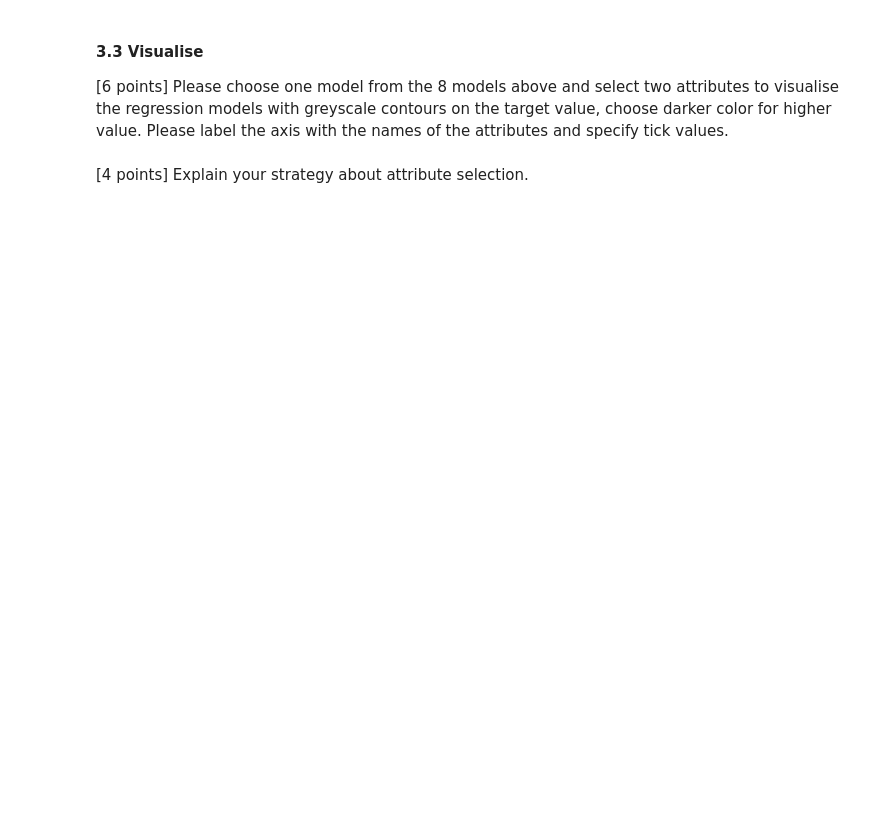
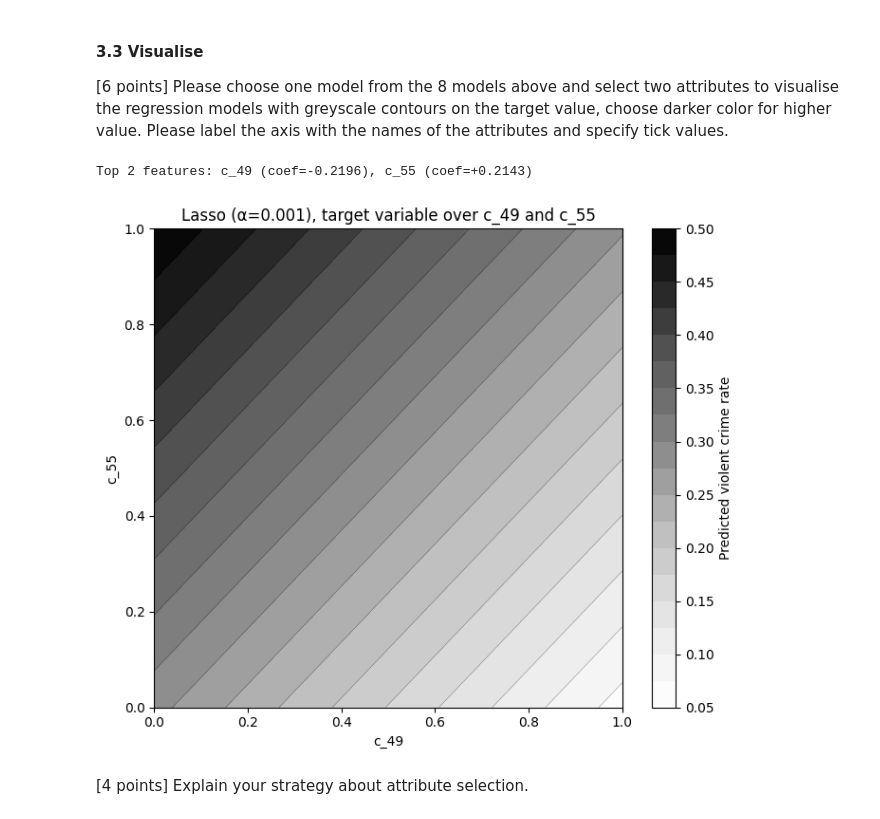
Before and after one commit to jasonsun96/AML_rep, a Jupyter notebook: Assignment1/Assign_1_Jason.ipynb, the cells around one changed output. Saved outputs shown, nothing was run; the diff lists cells and outputs as text; code cells hidden in the pictures; blank space fills up the shorter version.

```diff
--- a/Assignment1/Assign_1_Jason.ipynb
+++ b/Assignment1/Assign_1_Jason.ipynb
@@ -363,3 +474,20 @@ pd.DataFrame(pdic, index=['MSE on test data', 'model complexity', 'regularised c
 [12 points] Build and report Ridge models.
 # %%
 # TODO: Follow the example from Lasso and adjust accordingly for Ridge regression
+pdic = {}
+for a in alpha:
+    model = linear_model.Ridge(alpha=a)
+    # fit model on training data
+    model.fit(x_train, y_train)
+    # predict on test data
+    y_pred = model.predict(x_test)
+    # compute MSE
+    mse = metrics.mean_squared_error(y_test, y_pred)
+    # compute complexity — L2 norm of weights, excluding intercept
+    complexity = np.linalg.norm(model.coef_, ord=2)  # Ridge regression uses L2 regularization
+    # compute regularised cost
+    reg_cost = mse + a * complexity
+
+    pdic[f'alpha={a}'] = [mse, complexity, reg_cost]
+
+pd.DataFrame(pdic, index=['MSE on test data', 'model complexity', 'regularised cost'])
@@ -377,6 +517,46 @@ pd.DataFrame(pdic, index=['MSE on test data', 'model complexity', 'regularised c
 [6 points] Please choose one model from the 8 models above and select two attributes to visualise the regression models with greyscale contours on the target value, choose darker color for higher value. Please label the axis with the names of the attributes and specify tick values.
 # %%
 # TODO: Code out your solution and make sure the chart output is presented
+## Lasso regression is picked for visualization because it selects features by shrinking coefficients to 0,
+## making the model easier to intepret, as non-zero coefficients are the features the model considers important.
+
+best_model = linear_model.Lasso(alpha=0.001).fit(x_train, y_train)
+
+coefs = pd.Series(best_model.coef_, index=x_train.columns)
+top2 = coefs.abs().sort_values(ascending=False).head(2).index.tolist()
+feat_1, feat_2 = top2[0], top2[1]
+print(f'Top 2 features: {feat_1} (coef={coefs[feat_1]:+.4f}), '
+      f'{feat_2} (coef={coefs[feat_2]:+.4f})')
+
+
+n_grid = 50
+a_grid = np.linspace(x_train[feat_1].min(), x_train[feat_1].max(), n_grid)
+b_grid = np.linspace(x_train[feat_2].min(), x_train[feat_2].max(), n_grid)
+A, B = np.meshgrid(a_grid, b_grid)
+
+X_pred = pd.DataFrame(np.tile(x_train.median().values, (n_grid * n_grid, 1)), ## fixing other features at median
+                      columns=x_train.columns)
+X_pred[feat_1] = A.ravel()
+X_pred[feat_2] = B.ravel()
+Z = best_model.predict(X_pred).reshape(n_grid, n_grid)
+
+
+fig, ax = plt.subplots(figsize=(7, 6))
+cs = ax.contourf(A, B, Z, levels=20, cmap='Greys') ## greyscale contours
+ax.contour(A, B, Z, levels=20, colors='k', linewidths=0.3, alpha=0.5)
+cbar = plt.colorbar(cs, ax=ax)
+cbar.set_label('Predicted violent crime rate')
+
+ax.set_xlabel(f'{feat_1}')
+ax.set_ylabel(f'{feat_2}')
+ax.set_xticks(np.linspace(0, 1, 6))
+ax.set_yticks(np.linspace(0, 1, 6))
+ax.set_title(f'Lasso (α=0.001), target variable over {feat_1} and {feat_2}')
+plt.tight_layout()
+plt.show()
+# %% [output]
+Top 2 features: c_49 (coef=-0.2196), c_55 (coef=+0.2143)
+[figure, added]
 # %% [markdown]
 [4 points] Explain your strategy about attribute selection.
 # %% [markdown]
```
Also changed, not shown: parts of 12 cells of this notebook, 1 other file.
